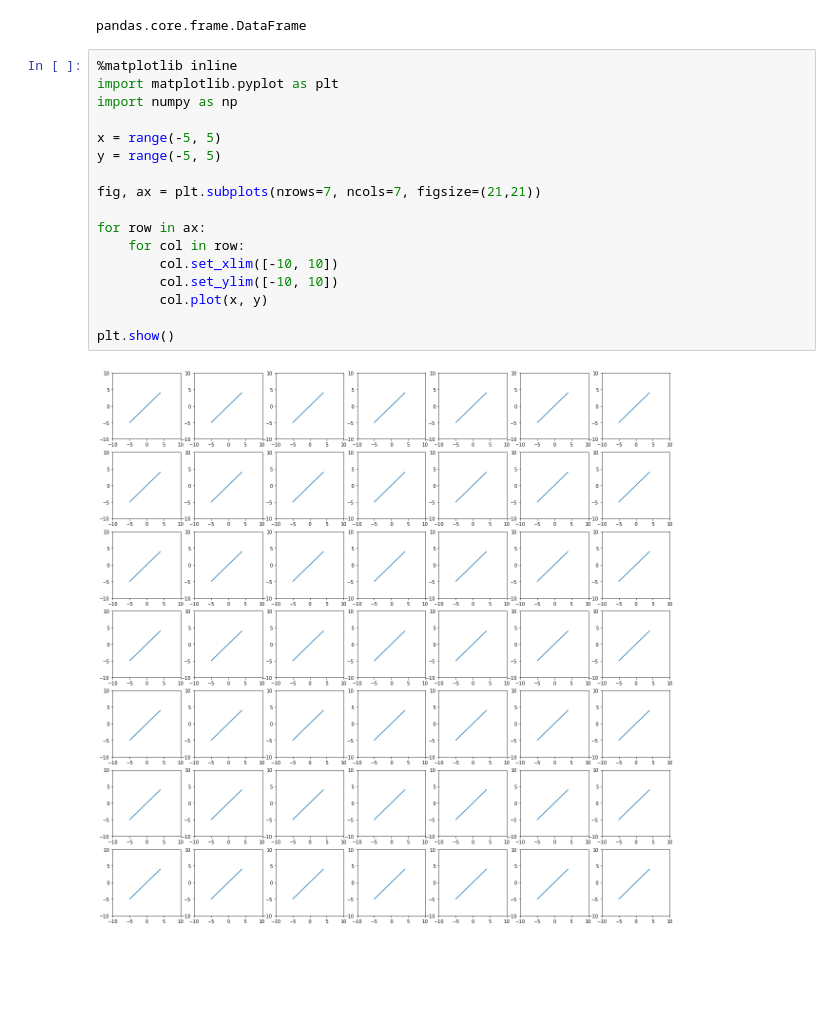
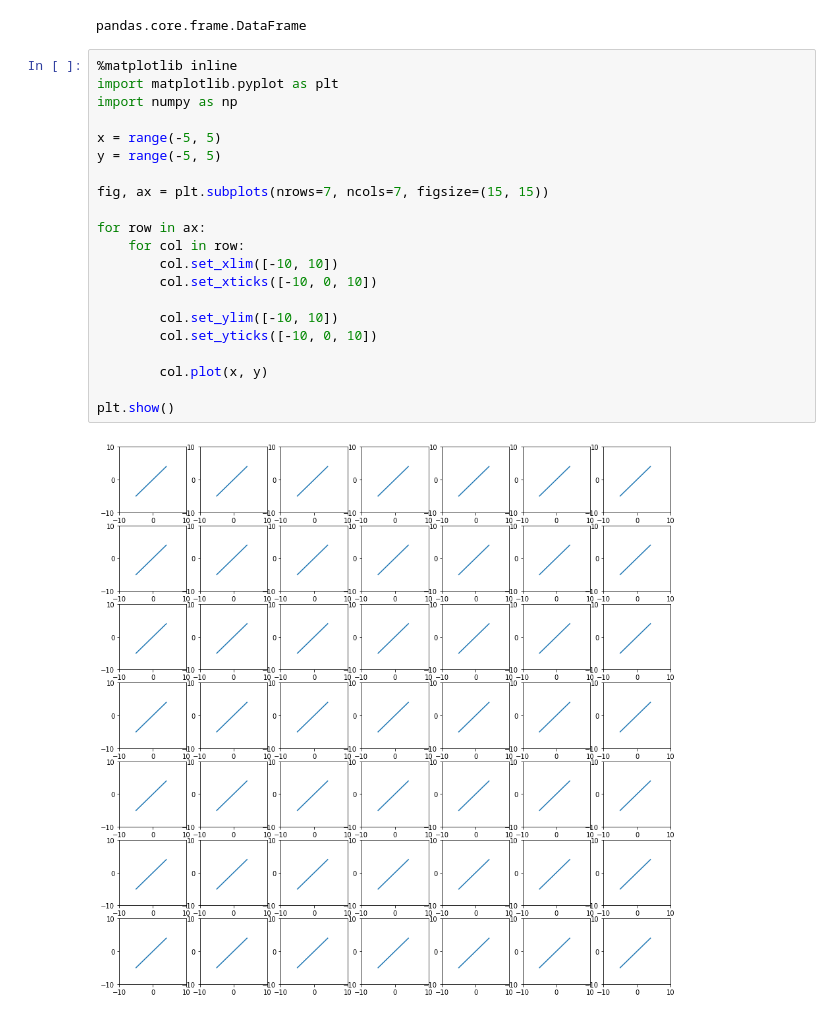
Before and after one commit to geraldzakwan/ml-fall-2019, a Jupyter notebook: hw_2/Q3.ipynb, the cells around one changed output. Cells and saved outputs as stored; diff of their text form; blank space fills up the shorter version.

Commit message:
Add plotting code for Q3

```diff
--- a/hw_2/Q3.ipynb
+++ b/hw_2/Q3.ipynb
@@ -18,19 +18,23 @@ pandas.core.frame.DataFrame
 # %%
 %matplotlib inline
 import matplotlib.pyplot as plt
 import numpy as np
 
 x = range(-5, 5)
 y = range(-5, 5)
 
-fig, ax = plt.subplots(nrows=7, ncols=7, figsize=(21,21))
+fig, ax = plt.subplots(nrows=7, ncols=7, figsize=(15, 15))
 
 for row in ax:
     for col in row:
         col.set_xlim([-10, 10])
+        col.set_xticks([-10, 0, 10])
+
         col.set_ylim([-10, 10])
+        col.set_yticks([-10, 0, 10])
+
         col.plot(x, y)
 
 plt.show()
 # %% [output]
-[figure, old version]
+[figure, new version]
```
